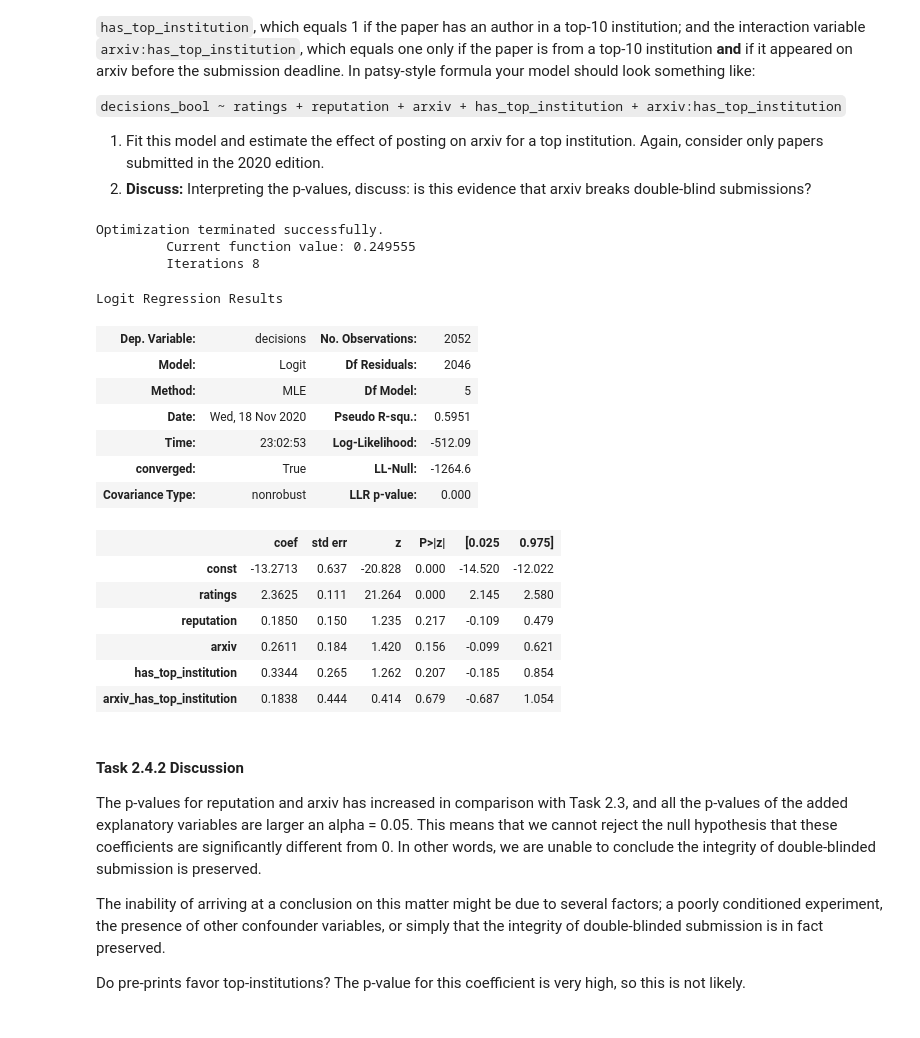
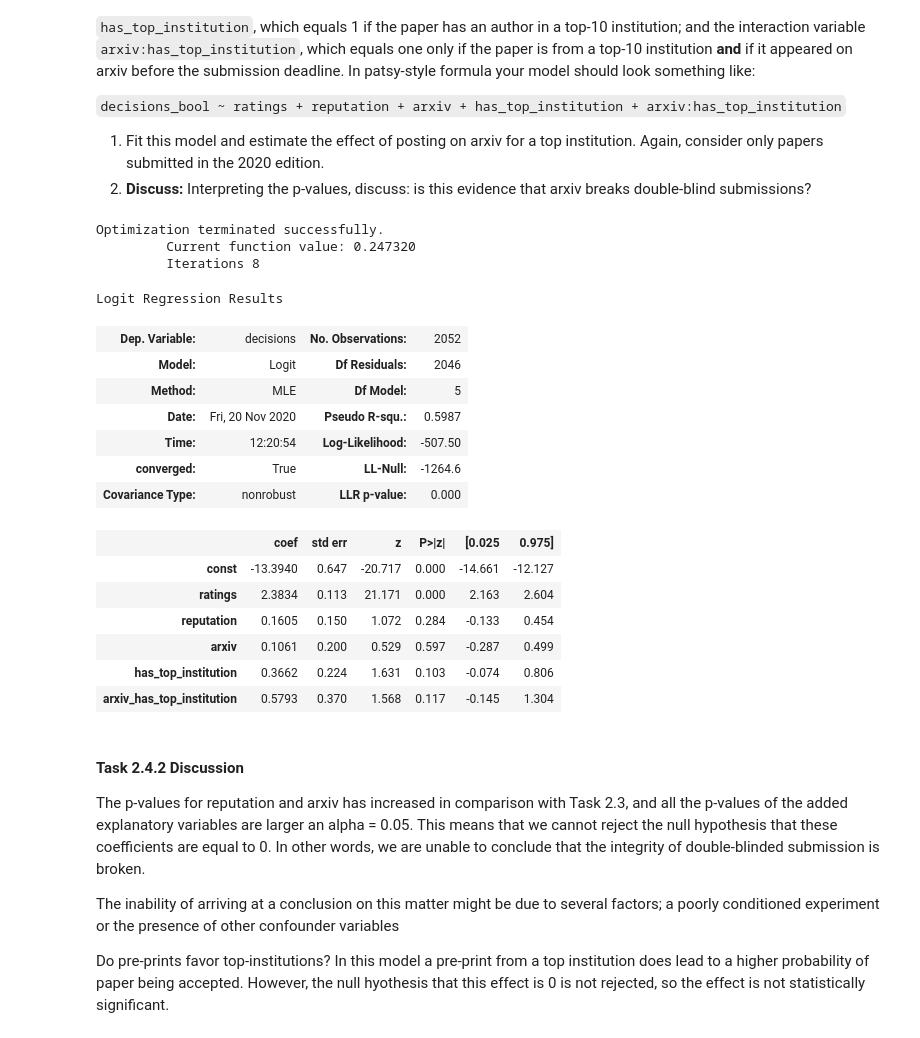
Before and after one commit to dust629/ada2020_teamwork, a Jupyter notebook: hw2_jos.ipynb, the cells around one changed output. Cells and saved outputs as stored; diff of their text form; code cells hidden in the pictures.

```diff
--- a/hw2_jos.ipynb
+++ b/hw2_jos.ipynb
@@ -154,6 +179,6 @@ publications_data['reputation']=np.log10(np.array([c[-1] for c in publications_d
 publications_data['csranking'] =  [np.fromstring(x, dtype=int, sep=';') for x in publications_data.csranking]
 publications_data['institution'] = [x.split(';') for x in publications_data.institution]
-# %%
-publications_data['has_top_institution'] = publications_data['csranking'].apply(np.max)
-publications_data['has_top_institution'] = publications_data['has_top_institution'].apply(lambda x: x<11 and x>0)
+# %%
+#check if the there is at least a ranking is top 10
+publications_data['has_top_institution'] = [np.any(np.logical_and(ranks>0 ,ranks<11)) for ranks in publications_data.csranking] #ranking interval is [1,10]
 # %%
@@ -776,15 +984,8 @@ patsy_df = pd.merge(patsy_df, publications_2020_ratings["decisions"],
 ## Translate True/False to 1/0
 patsy_df["arxiv"] = patsy_df["arxiv"].astype(int)
 
-## Add constant term to include intercept b0 in model
-patsy_df = sm.add_constant(patsy_df)
-
-## Instantiate and fit model. Dependant variable is dropped when passing df for independant variables.
-logreg_model = sm.Logit(patsy_df["decisions"],
-                        patsy_df.drop(labels="decisions", axis=1)).fit()
-
-## Report summary
-logreg_model.summary()
+## Fit model and report summary
+logit_model = Fit_Logit_Model(patsy_df)
 # %% [output]
 Optimization terminated successfully.
          Current function value: 0.250440
@@ -845,48 +1046,44 @@ Your regression should have the paper decision as the dependent variable, and `r
 # %%
 ### Your code here! ###
 
 #### Task 2.4.1 ####
 ## Merge in has_top_institutions
 patsy_df_top10 = pd.merge(patsy_df, publications_2020["has_top_institution"],
                     how='outer', left_index=True, right_index=True)
 
 ## Translate True/False to 1/0 respectively
 patsy_df_top10["has_top_institution"] = patsy_df_top10["has_top_institution"].astype(int)
 
 ## Create arxiv:has_top_institution by element-wise multiplication
 ## Will be 1 if both columns contains 1, and 0 otherwise
 patsy_df_top10["arxiv_has_top_institution"] = patsy_df_top10["arxiv"] * patsy_df_top10["has_top_institution"]
 
-## Instantiate and fit Logit regression model. Dependant variable is dropped when passing df for independant variables.
-logreg_model = sm.Logit(patsy_df_top10["decisions"],
-                        patsy_df_top10.drop(labels="decisions", axis=1)).fit()
-
-## Print summary
-logreg_model.summary()
+## Fit model and report summary
+logit_model = Fit_Logit_Model(patsy_df_top10)
 # %% [output]
 Optimization terminated successfully.
-         Current function value: 0.249555
+         Current function value: 0.247320
          Iterations 8
 Logit Regression Results
 | Dep. Variable: | decisions | No. Observations: | 2052 |
 | Model: | Logit | Df Residuals: | 2046 |
 | Method: | MLE | Df Model: | 5 |
-| Date: | Wed, 18 Nov 2020 | Pseudo R-squ.: | 0.5951 |
-| Time: | 23:02:53 | Log-Likelihood: | -512.09 |
+| Date: | Fri, 20 Nov 2020 | Pseudo R-squ.: | 0.5987 |
+| Time: | 12:20:54 | Log-Likelihood: | -507.50 |
 | converged: | True | LL-Null: | -1264.6 |
 | Covariance Type: | nonrobust | LLR p-value: | 0.000 |
 |  | coef | std err | z | P>|z| | [0.025 | 0.975] |
-| const | -13.2713 | 0.637 | -20.828 | 0.000 | -14.520 | -12.022 |
-| ratings | 2.3625 | 0.111 | 21.264 | 0.000 | 2.145 | 2.580 |
-| reputation | 0.1850 | 0.150 | 1.235 | 0.217 | -0.109 | 0.479 |
-| arxiv | 0.2611 | 0.184 | 1.420 | 0.156 | -0.099 | 0.621 |
-| has_top_institution | 0.3344 | 0.265 | 1.262 | 0.207 | -0.185 | 0.854 |
-| arxiv_has_top_institution | 0.1838 | 0.444 | 0.414 | 0.679 | -0.687 | 1.054 |
+| const | -13.3940 | 0.647 | -20.717 | 0.000 | -14.661 | -12.127 |
+| ratings | 2.3834 | 0.113 | 21.171 | 0.000 | 2.163 | 2.604 |
+| reputation | 0.1605 | 0.150 | 1.072 | 0.284 | -0.133 | 0.454 |
+| arxiv | 0.1061 | 0.200 | 0.529 | 0.597 | -0.287 | 0.499 |
+| has_top_institution | 0.3662 | 0.224 | 1.631 | 0.103 | -0.074 | 0.806 |
+| arxiv_has_top_institution | 0.5793 | 0.370 | 1.568 | 0.117 | -0.145 | 1.304 |
 # %% [markdown]
 #### Task 2.4.2 Discussion
 
-The p-values for reputation and arxiv has increased in comparison with Task 2.3, and all the p-values of the added explanatory variables are larger an alpha = 0.05. This means that we cannot reject the null hypothesis that these coefficients are significantly different from 0. In other words, we are unable to conclude the integrity of double-blinded submission is preserved.
+The p-values for reputation and arxiv has increased in comparison with Task 2.3, and all the p-values of the added explanatory variables are larger an alpha = 0.05. This means that we cannot reject the null hypothesis that these coefficients are equal to 0. In other words, we are unable to conclude that the integrity of double-blinded submission is broken.
 
-The inability of arriving at a conclusion on this matter might be due to several factors; a poorly conditioned experiment, the presence of other confounder variables, or simply that the integrity of double-blinded submission is in fact preserved.
+The inability of arriving at a conclusion on this matter might be due to several factors; a poorly conditioned experiment or the presence of other confounder variables
 
-Do pre-prints favor top-institutions? The p-value for this coefficient is very high, so this is not likely.
+Do pre-prints favor top-institutions? In this model a pre-print from a top institution does lead to a higher probability of paper being accepted. However, the null hyothesis that this effect is 0 is not rejected, so the effect is not statistically significant.
```
Also changed, not shown: parts of 83 cells of this notebook.
